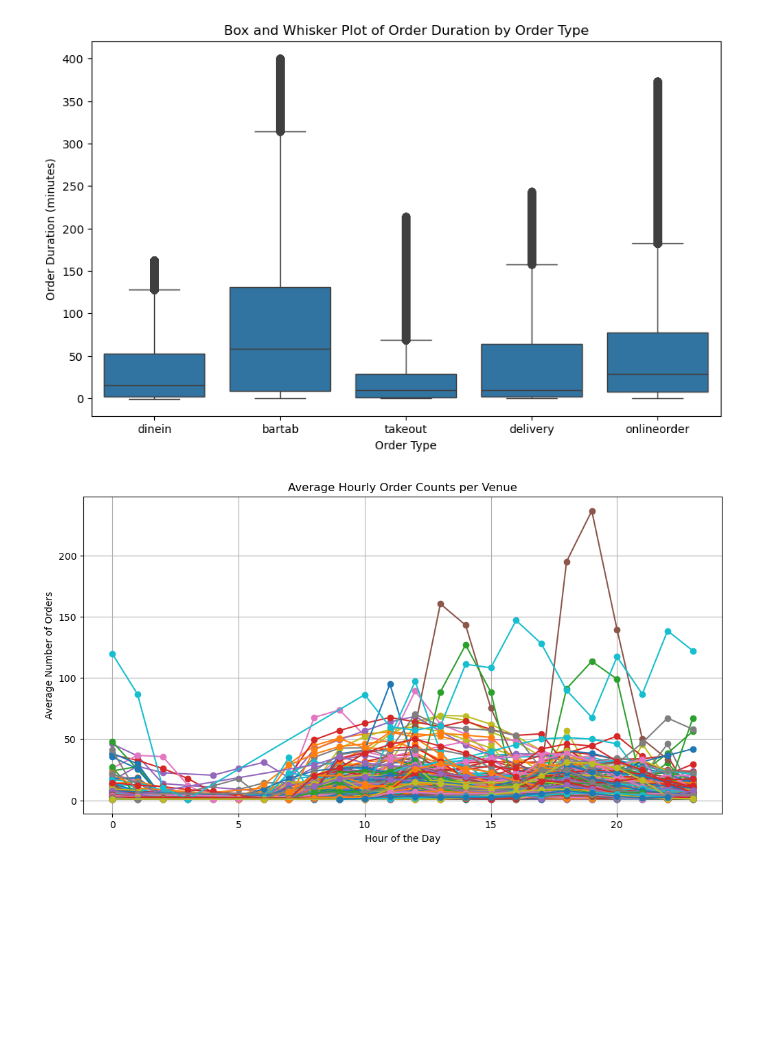
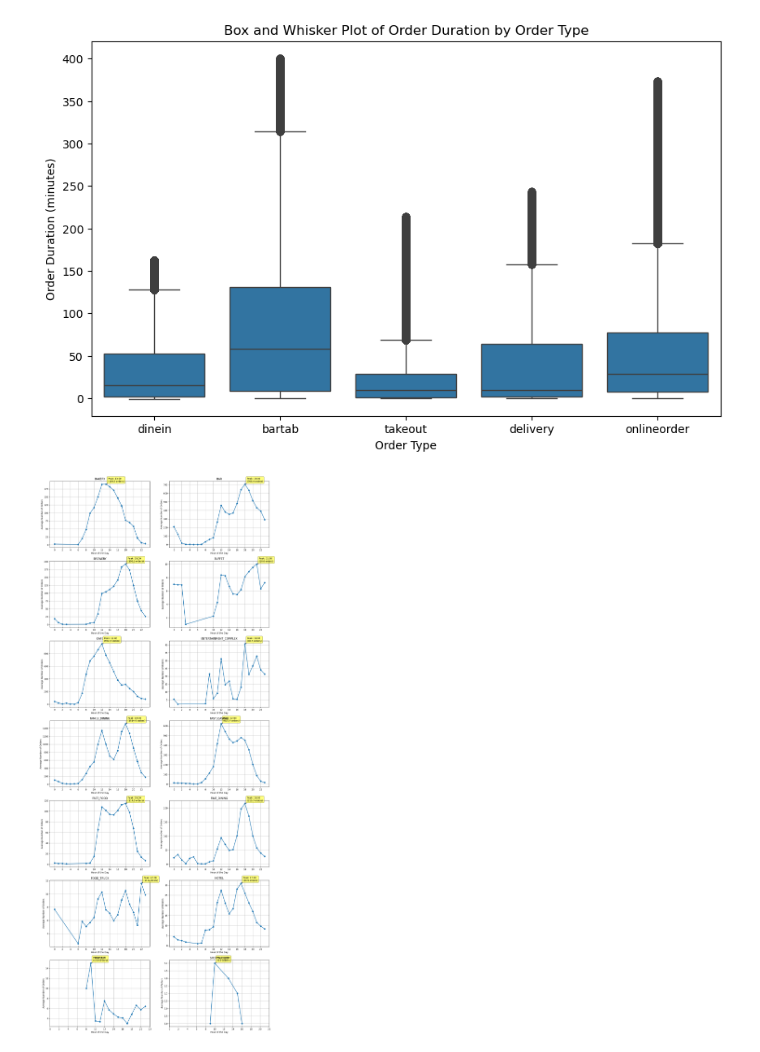
Before and after one commit to NathanL15/TouchBistroEDA, a Jupyter notebook: Pipeline/Preprocess.ipynb, the cells around one changed output. Cells and saved outputs as stored; diff of their text form; code cells hidden in the pictures; blank space fills up the shorter version.

Commit message:
Added New Visualization for Each

```diff
--- a/Pipeline/Preprocess.ipynb
+++ b/Pipeline/Preprocess.ipynb
@@ -104,31 +117,67 @@ plt.show()
 [figure]
 # %%
 # Create a time series DataFrame from the existing filtered_df
-time_series_df = filtered_df[['order_seated_at_local', 'order_uuid', 'venue_xref_id', 'business_date']].copy()
+time_series_df = filtered_df[['order_seated_at_local', 'order_uuid', 'venue_xref_id', 'business_date', 'concept']].copy()
 time_series_df.set_index('order_seated_at_local', inplace=True)
-time_series_df.index = pd.to_datetime(time_series_df.index)  # Ensure the index is a DatetimeIndex
+time_series_df.index = pd.to_datetime(time_series_df.index)
 time_series_df['order_count'] = 1
 
 # Extract the hour from the datetime index
 time_series_df['hour'] = time_series_df.index.hour
 
-# Group by venue, business date, and hour, then sum the order counts
-hourly_order_counts = time_series_df.groupby(['venue_xref_id', 'business_date', 'hour'])['order_count'].sum().reset_index()
+# Group by concept, business date, and hour, then sum the order counts
+hourly_order_counts = time_series_df.groupby(['concept', 'business_date', 'hour'])['order_count'].sum().reset_index()
 
-# Calculate the average order count per hour for each venue
-average_hourly_order_counts = hourly_order_counts.groupby(['venue_xref_id', 'hour'])['order_count'].mean().reset_index()
+# Calculate the average order count per hour for each concept
+average_hourly_order_counts = hourly_order_counts.groupby(['concept', 'hour'])['order_count'].mean().reset_index()
 
-# Plot the average hourly order counts for each venue
-plt.figure(figsize=(12, 6))
-for venue in average_hourly_order_counts['venue_xref_id'].unique():
-    venue_data = average_hourly_order_counts[average_hourly_order_counts['venue_xref_id'] == venue]
-    plt.plot(venue_data['hour'], venue_data['order_count'], marker='o', label=venue)
+# Get unique concepts and calculate number of rows/columns for subplots
+concepts = sorted(average_hourly_order_counts['concept'].unique())
+n_concepts = len(concepts)
+n_rows = (n_concepts + 1) // 2  # Calculate number of rows needed (2 plots per row)
+n_cols = 2
 
-plt.title('Average Hourly Order Counts per Venue')
-plt.xlabel('Hour of the Day')
-plt.ylabel('Average Number of Orders')
-# plt.legend(title='Venue')
-plt.grid(True)
+# Create subplots
+fig, axes = plt.subplots(n_rows, n_cols, figsize=(15, 5*n_rows))
+axes = axes.flatten()  # Flatten axes array for easier indexing
+
+# Create a plot for each concept
+for idx, concept in enumerate(concepts):
+    concept_data = average_hourly_order_counts[average_hourly_order_counts['concept'] == concept]
+
+    # Plot data
+    axes[idx].plot(concept_data['hour'], concept_data['order_count'], marker='o', linewidth=2)
+
+    # Customize each subplot
+    axes[idx].set_title(f'{concept}')
+    axes[idx].set_xlabel('Hour of the Day')
+    axes[idx].set_ylabel('Average Number of Orders')
+    axes[idx].grid(True)
+    axes[idx].set_xticks(range(0, 24, 2))  # Show every 2 hours
+
+    # Add peak hour annotation
+    peak_hour = concept_data.loc[concept_data['order_count'].idxmax()]
+    axes[idx].annotate(f'Peak: {peak_hour["hour"]:02d}:00\n({peak_hour["order_count"]:.1f} orders)',
+                      xy=(peak_hour['hour'], peak_hour['order_count']),
+                      xytext=(10, 10), textcoords='offset points',
+                      bbox=dict(boxstyle='round,pad=0.5', fc='yellow', alpha=0.5),
+                      arrowprops=dict(arrowstyle='->'))
+
+# Remove any empty subplots
+for idx in range(n_concepts, len(axes)):
+    fig.delaxes(axes[idx])
+
+# Adjust layout
+plt.tight_layout()
 plt.show()
+
+# Print summary statistics
+print("\nSummary Statistics by Concept:")
+for concept in concepts:
+    concept_data = average_hourly_order_counts[average_hourly_order_counts['concept'] == concept]
+    print(f"\n{concept}:")
+    print(f"Peak hour: {concept_data.loc[concept_data['order_count'].idxmax(), 'hour']:02d}:00")
+    print(f"Average orders at peak: {concept_data['order_count'].max():.2f}")
+    print(f"Daily average orders: {concept_data['order_count'].mean():.2f}")
 # %% [output]
-[figure, old version]
+[figure, new version]
```
Also changed, not shown: parts of 4 cells of this notebook.
